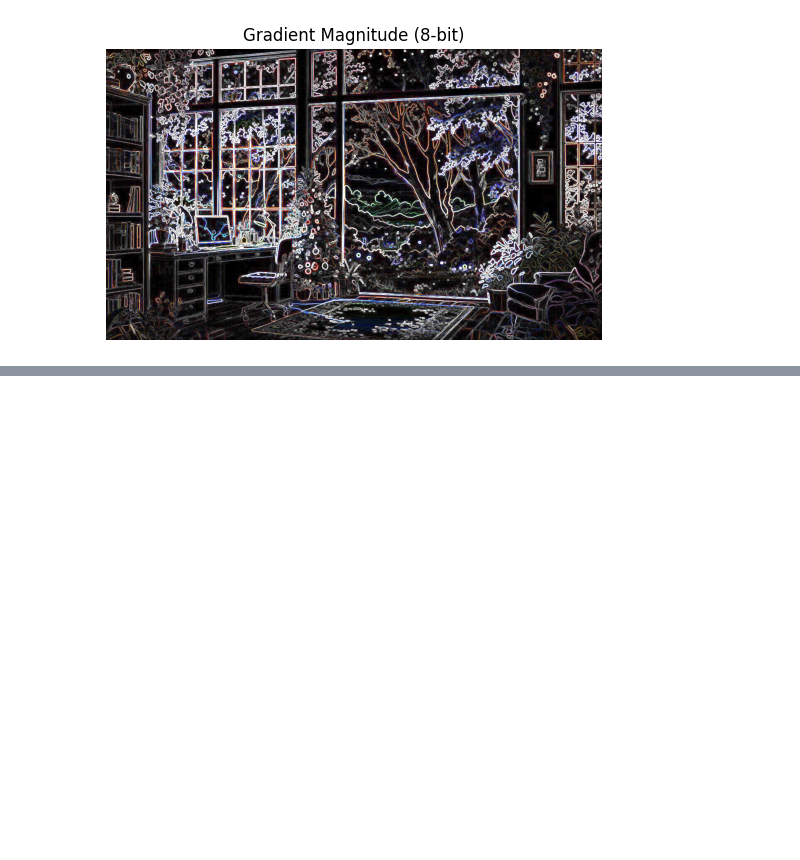
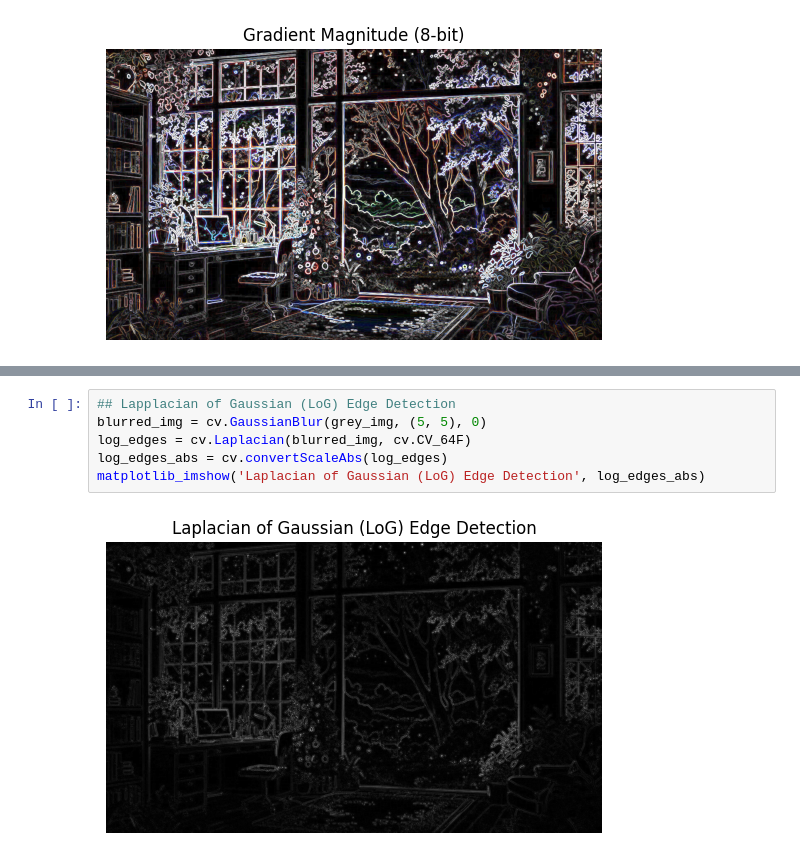
Before and after one commit to kumargautampushkar/LearnOpenCV, a Jupyter notebook: opencv_edge_detection.ipynb, the cells around one changed output, grey strips where cells are left out. Drawn from its saved outputs; the diff is of its cells as text; blank space fills up the shorter version.

```diff
--- a/opencv_edge_detection.ipynb
+++ b/opencv_edge_detection.ipynb
@@ -57,0 +84,8 @@ Clipping input data to the valid range for imshow with RGB data ([0..1] for floa
+# %%
+## Lapplacian of Gaussian (LoG) Edge Detection
+blurred_img = cv.GaussianBlur(grey_img, (5, 5), 0)
+log_edges = cv.Laplacian(blurred_img, cv.CV_64F)
+log_edges_abs = cv.convertScaleAbs(log_edges)
+matplotlib_imshow('Laplacian of Gaussian (LoG) Edge Detection', log_edges_abs)
+# %% [output]
+[figure, added]
```
Also changed, not shown: parts of 4 cells of this notebook.
